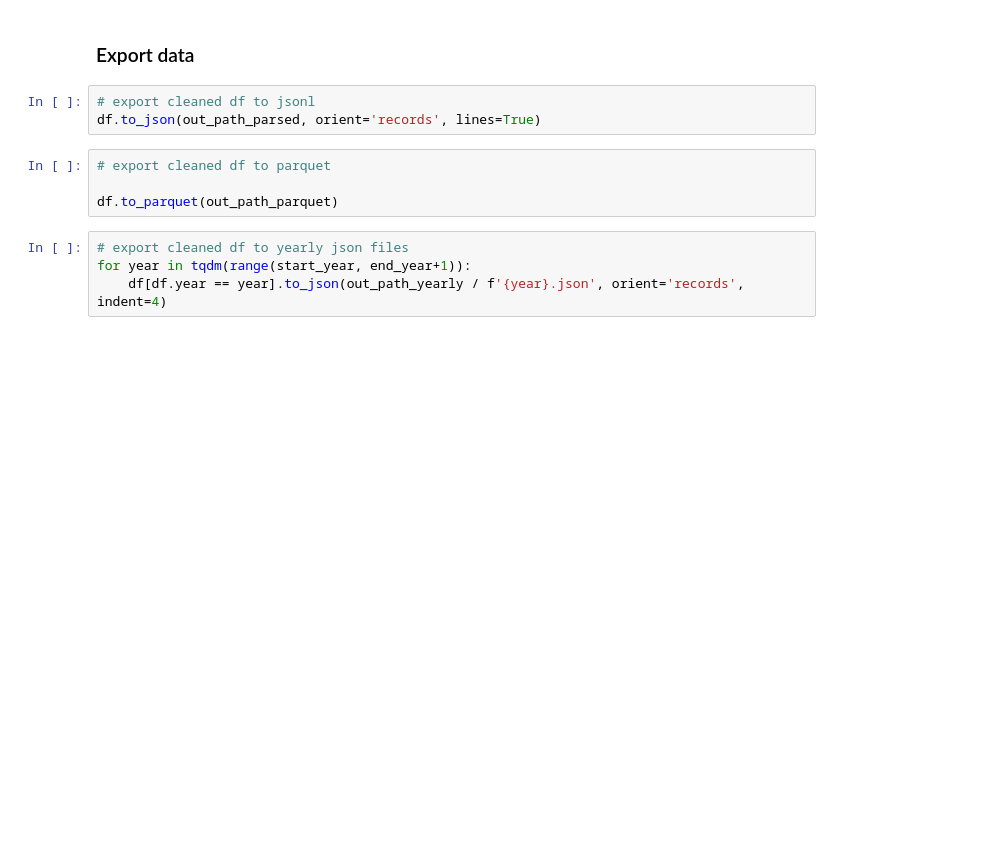
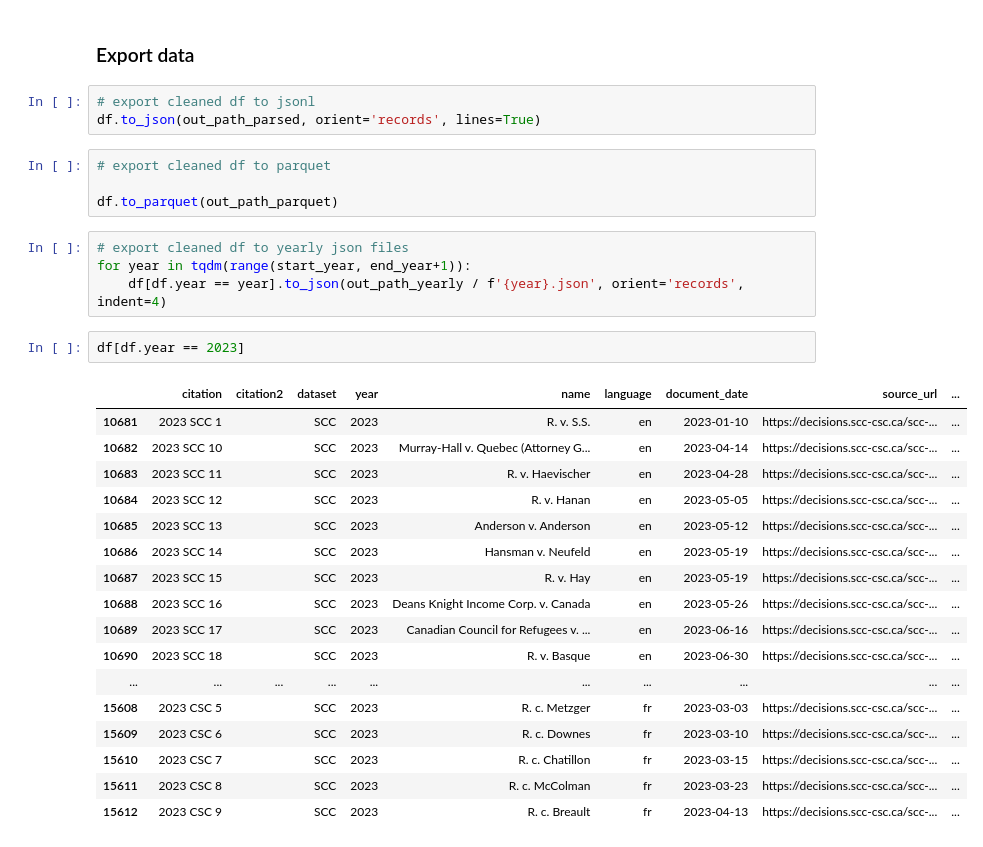
Before and after one commit to Refugee-Law-Lab/scc_bulk_data, a Jupyter notebook: parse_scc_html.ipynb, the cells around one changed output. Drawn from its saved outputs; the diff is of its cells as text; blank space fills up the shorter version.

```diff
--- a/parse_scc_html.ipynb
+++ b/parse_scc_html.ipynb
@@ -261,3 +261,23 @@ df.to_parquet(out_path_parquet)
 # export cleaned df to yearly json files
 for year in tqdm(range(start_year, end_year+1)):
     df[df.year == year].to_json(out_path_yearly / f'{year}.json', orient='records', indent=4)
+# %%
+df[df.year == 2023]
+# %% [output]
+|  | citation | citation2 | dataset | year | name | language | document_date | source_url | ... |
+| 10681 | 2023 SCC 1 |  | SCC | 2023 | R. v. S.S. | en | 2023-01-10 | https://decisions.scc-csc.ca/scc-... | ... |
+| 10682 | 2023 SCC 10 |  | SCC | 2023 | Murray‑Hall v. Quebec (Attorney G... | en | 2023-04-14 | https://decisions.scc-csc.ca/scc-... | ... |
+| 10683 | 2023 SCC 11 |  | SCC | 2023 | R. v. Haevischer | en | 2023-04-28 | https://decisions.scc-csc.ca/scc-... | ... |
+| 10684 | 2023 SCC 12 |  | SCC | 2023 | R. v. Hanan | en | 2023-05-05 | https://decisions.scc-csc.ca/scc-... | ... |
+| 10685 | 2023 SCC 13 |  | SCC | 2023 | Anderson v. Anderson | en | 2023-05-12 | https://decisions.scc-csc.ca/scc-... | ... |
+| 10686 | 2023 SCC 14 |  | SCC | 2023 | Hansman v. Neufeld | en | 2023-05-19 | https://decisions.scc-csc.ca/scc-... | ... |
+| 10687 | 2023 SCC 15 |  | SCC | 2023 | R. v. Hay | en | 2023-05-19 | https://decisions.scc-csc.ca/scc-... | ... |
+| 10688 | 2023 SCC 16 |  | SCC | 2023 | Deans Knight Income Corp. v. Canada | en | 2023-05-26 | https://decisions.scc-csc.ca/scc-... | ... |
+| 10689 | 2023 SCC 17 |  | SCC | 2023 | Canadian Council for Refugees v. ... | en | 2023-06-16 | https://decisions.scc-csc.ca/scc-... | ... |
+| 10690 | 2023 SCC 18 |  | SCC | 2023 | R. v. Basque | en | 2023-06-30 | https://decisions.scc-csc.ca/scc-... | ... |
+| ... | ... | ... | ... | ... | ... | ... | ... | ... | ... |
+| 15608 | 2023 CSC 5 |  | SCC | 2023 | R. c. Metzger | fr | 2023-03-03 | https://decisions.scc-csc.ca/scc-... | ... |
+| 15609 | 2023 CSC 6 |  | SCC | 2023 | R. c. Downes | fr | 2023-03-10 | https://decisions.scc-csc.ca/scc-... | ... |
+| 15610 | 2023 CSC 7 |  | SCC | 2023 | R. c. Chatillon | fr | 2023-03-15 | https://decisions.scc-csc.ca/scc-... | ... |
+| 15611 | 2023 CSC 8 |  | SCC | 2023 | R. c. McColman | fr | 2023-03-23 | https://decisions.scc-csc.ca/scc-... | ... |
+| 15612 | 2023 CSC 9 |  | SCC | 2023 | R. c. Breault | fr | 2023-04-13 | https://decisions.scc-csc.ca/scc-... | ... |
```
Also changed, not shown: parts of 3 cells of this notebook, 3 other files.
